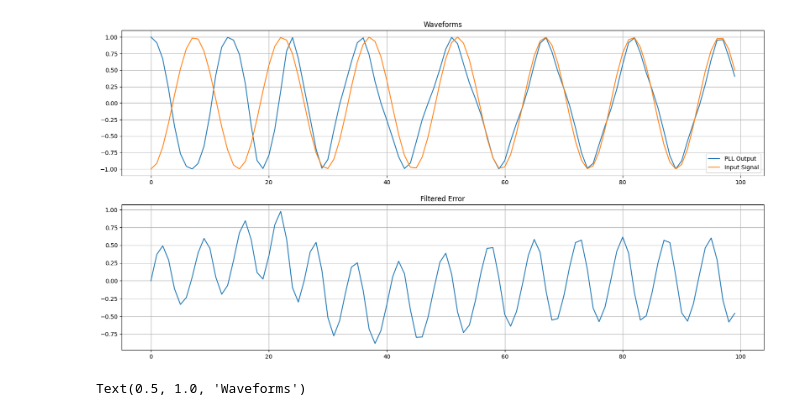
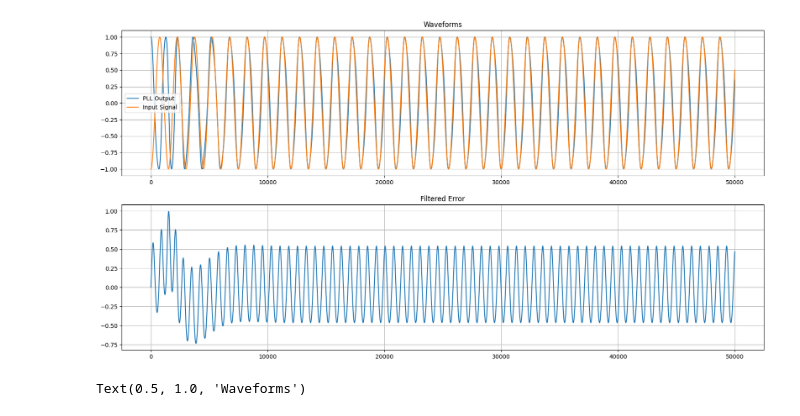
Before and after one commit to stevester94/notebooks, a Jupyter notebook: phase-locked-loop/rectifiedPLL.ipynb, the cells around one changed output. Saved outputs shown, nothing was run; the diff lists cells and outputs as text; code cells hidden in the pictures.

```diff
--- a/phase-locked-loop/rectifiedPLL.ipynb
+++ b/phase-locked-loop/rectifiedPLL.ipynb
@@ -22,7 +22,7 @@ class LoopFilter:
         self.integrator = 0
 
     def proc( self, e_D ):
-        self.integrator += self.K_i * e_D / fs # Still unsure on this but I think it's right
+        self.integrator += self.K_i * e_D / fs
 
         return self.K_p * e_D + self.integrator
 
@@ -34,8 +34,6 @@ class NumericallyControlledOscillator:
         self.f = f
         self.fs = fs
         self.theta = 0
-
-        first = True
 
         self.nextPhaseEstimate = 0
         self.nextCosOut = 1
@@ -51,7 +49,7 @@ class NumericallyControlledOscillator:
 
         ret = (self.nextCosOut, self.nextSinOut)
 
-        self.nextPhaseEstimate = phaseEstimate + self.K_0 * e_F
+        self.nextPhaseEstimate = phaseEstimate + self.K_0 * e_F/self.fs
         self.nextCosOut = np.cos( self.theta + phaseEstimate )
         self.nextSinOut = -np.sin( self.theta + phaseEstimate )
 
@@ -65,20 +63,20 @@ class PhaseLockedLoop:
         self.nco = NumericallyControlledOscillator( K_0, pll_f, fs )
 
     def proc( self, in_, ):
-        _e_D = self.pd.proc( in_, self.nco.nextSinOut )
+        e_D = self.pd.proc( in_, self.nco.nextSinOut )
 
-        _e_F = self.lf.proc( _e_D )
+        e_F = self.lf.proc( e_D )
 
-        _cos_out, _sin_out  = self.nco.proc(_e_F)
+        cosOut, sinOut  = self.nco.proc(e_F)
 
-        return _cos_out, _sin_out, _e_D
+        return cosOut, sinOut, e_D, e_F
 
 K_p = 0.2667
 K_i = 0.0178
 K_0 = 1
 
-fs = 1
-duration_secs = 100
+fs = 100
+duration_secs = 500
 t = np.linspace(0,duration_secs, int(duration_secs*fs))
 
 in_A      = 1
@@ -88,43 +86,43 @@ in_phi    = np.pi
 in_sig    = in_A * np.cos( 2*np.pi * in_f_Hz * t + in_phi )
 # in_sig    += np.random.normal(0, 0.0, size=len(t)) # AWGN
 
-e_D = [] #phase-error output
+e_D = [] # phase-error output
+e_F = [] #Filtered phase-error output
 cos_out = []
 
 
 
 pll = PhaseLockedLoop( K_i, K_p, K_0, in_f_Hz, fs )
 for n in range(len(t)):
-    _cos_out, _sin_out, _e_D = pll.proc( in_sig[n] )
+    _cos_out, _sin_out, _e_D, _e_F = pll.proc( in_sig[n] )
 
     cos_out.append( _cos_out )
     e_D.append( _e_D )
-
-
+    e_F.append( _e_F )
 
 # Create a Figure
 fig = plt.figure()
 fig.set_figheight(10)
 fig.set_figwidth(20)
 
 # Set up Axes
 ax1 = fig.add_subplot(211)
 ax1.plot(cos_out, label='PLL Output')
 plt.grid()
 ax1.plot(in_sig, label='Input Signal')
 plt.legend()
 ax1.set_title('Waveforms')
 
 # Show the plot
 #plt.show()
 
 ax2 = fig.add_subplot(212)
 ax2.plot( e_D )
 plt.grid()
 ax2.set_title('Filtered Error')
 plt.show()
 # %% [output]
-[figure, old version]
+[figure, new version]
 # %%
 # OK, what does the phase detector do?
 
```
